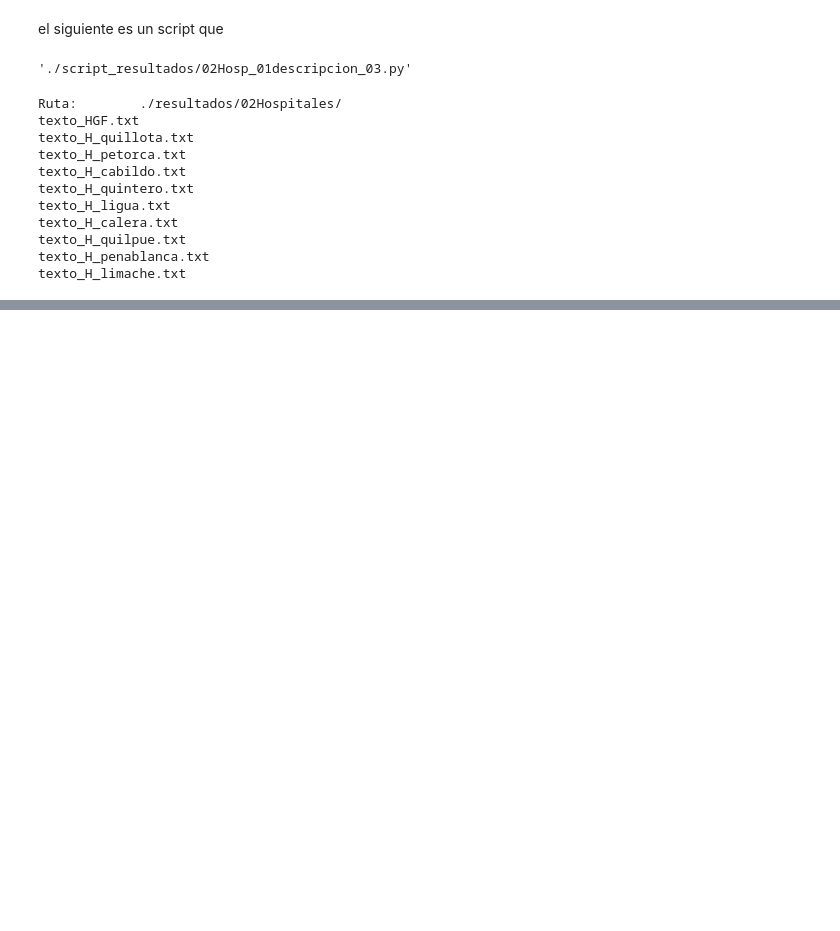
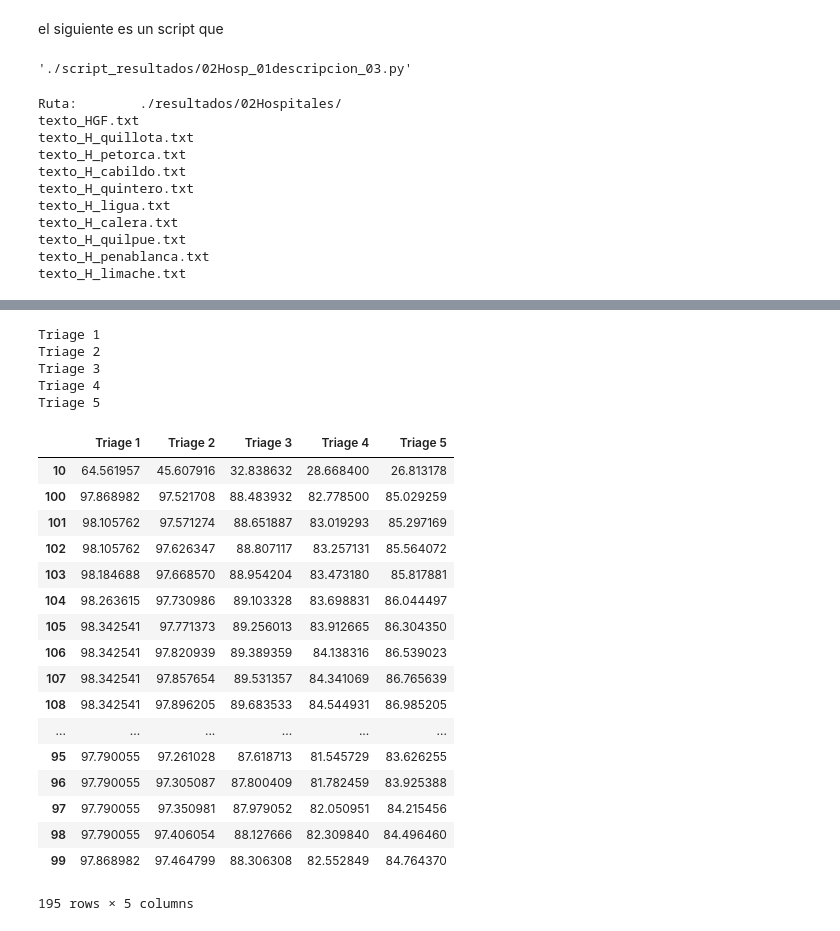
Before and after one commit to superegi/informeUEs, a Jupyter notebook: Descriptor de SSVQ.ipynb, the cells around one changed output, grey strips where cells are left out. Drawn from its saved outputs; the diff is of its cells as text; code cells hidden in the pictures; blank space fills up the shorter version.

```diff
--- a/Descriptor de SSVQ.ipynb
+++ b/Descriptor de SSVQ.ipynb
@@ -873,16 +900,41 @@ dum_segs[DTs] = dum_segs[DTs].applymap(lambda s: s.total_seconds()/60)
 # %%
 docs = dum_segs
 total ={}
 for x in ['Triage 1', 'Triage 2', 'Triage 3', 'Triage 4', 'Triage 5']:
     doc = docs.loc[docs.Triage == x]
     DT_EsperaMD = {}
-    for n in range(5,130,5):
+    for n in range(5,200,1):
         DT_EsperaMD[str(n)] = (doc.DT_EsperaMD>n).value_counts(normalize=True)[0]*100
     print(x)
     total[x] = DT_EsperaMD
 
 #total
 cumlimiento = pd.DataFrame.from_dict(total)
+cumlimiento
+# %% [output]
+Triage 1
+Triage 2
+Triage 3
+Triage 4
+Triage 5
+|  | Triage 1 | Triage 2 | Triage 3 | Triage 4 | Triage 5 |
+| 10 | 64.561957 | 45.607916 | 32.838632 | 28.668400 | 26.813178 |
+| 100 | 97.868982 | 97.521708 | 88.483932 | 82.778500 | 85.029259 |
+| 101 | 98.105762 | 97.571274 | 88.651887 | 83.019293 | 85.297169 |
+| 102 | 98.105762 | 97.626347 | 88.807117 | 83.257131 | 85.564072 |
+| 103 | 98.184688 | 97.668570 | 88.954204 | 83.473180 | 85.817881 |
+| 104 | 98.263615 | 97.730986 | 89.103328 | 83.698831 | 86.044497 |
+| 105 | 98.342541 | 97.771373 | 89.256013 | 83.912665 | 86.304350 |
+| 106 | 98.342541 | 97.820939 | 89.389359 | 84.138316 | 86.539023 |
+| 107 | 98.342541 | 97.857654 | 89.531357 | 84.341069 | 86.765639 |
+| 108 | 98.342541 | 97.896205 | 89.683533 | 84.544931 | 86.985205 |
+| ... | ... | ... | ... | ... | ... |
+| 95 | 97.790055 | 97.261028 | 87.618713 | 81.545729 | 83.626255 |
+| 96 | 97.790055 | 97.305087 | 87.800409 | 81.782459 | 83.925388 |
+| 97 | 97.790055 | 97.350981 | 87.979052 | 82.050951 | 84.215456 |
+| 98 | 97.790055 | 97.406054 | 88.127666 | 82.309840 | 84.496460 |
+| 99 | 97.868982 | 97.464799 | 88.306308 | 82.552849 | 84.764370 |
+195 rows × 5 columns
 # %%
 dum = cumlimiento.reset_index()#.set_index('index')
 dum['index'] = dum['index'].astype(str).astype(int)
```
Also changed, not shown: parts of 8 cells of this notebook, 3 other files.
